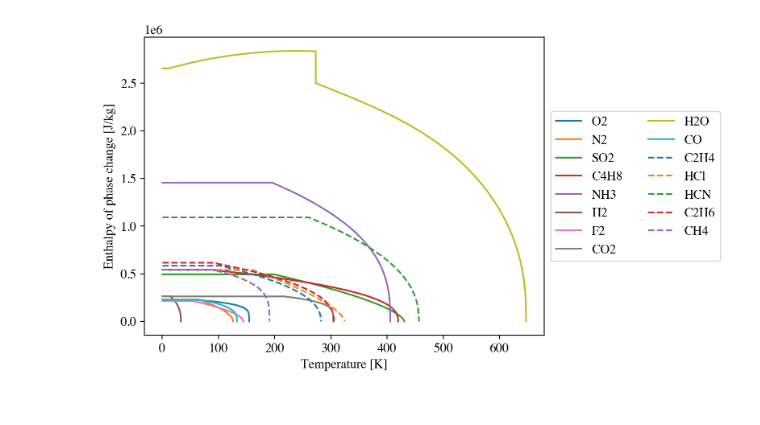
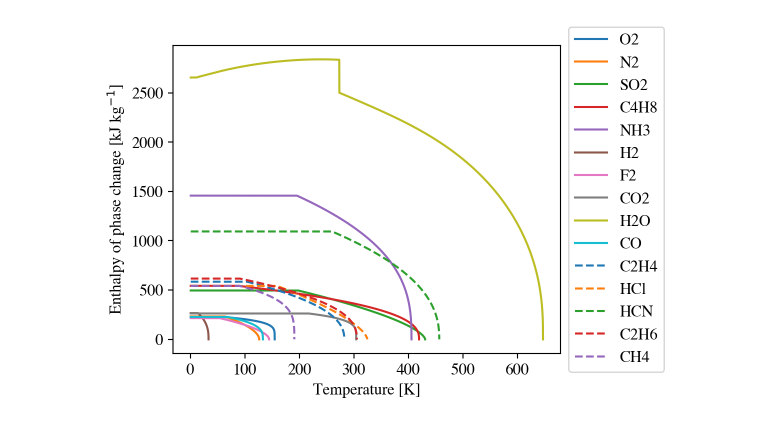
Before and after one commit to nichollsh/ThermoTools, a Jupyter notebook: 03_lv_parse.ipynb, the cells around one changed output. Cells and saved outputs as stored; diff of their text form; code cells hidden in the pictures.

Commit message:
Plotting

```diff
--- a/03_lv_parse.ipynb
+++ b/03_lv_parse.ipynb
@@ -54,27 +54,27 @@ write_csv("H2O",t_arr, h_arr)
 # %%
 plt.close("all")
 
 
-fig,ax = plt.subplots(1,1)
+fig,ax = plt.subplots(1,1, figsize=(5,4))
 
 files = glob.glob("lv/dat/*.csv")
 
 for i,f in enumerate(files):
     form = moles.formula_from_path(f)
     data = np.loadtxt(f, delimiter=',').T
 
     ls='solid'
     if i > 9:
         ls='dashed'
     if i > 18:
         ls='dotted'
 
-    ax.plot(data[0], data[1], label=form, ls=ls)
+    ax.plot(data[0], data[1]/1000, label=form, ls=ls)
 
-ax.set(xlabel="Temperature [K]", ylabel="Enthalpy of phase change [J/kg]")
-ax.legend(loc='center left', bbox_to_anchor=(1, 0.5), ncols=2)
+ax.set(xlabel="Temperature [K]", ylabel="Enthalpy of phase change [kJ kg$^{-1}$]")
+ax.legend(loc='center left', bbox_to_anchor=(1, 0.5))
 
 fig.savefig("lv/all.png", dpi=200, bbox_inches='tight')
 plt.show()
 # %% [output]
-[figure, old version]
+[figure, new version]
```
Also changed, not shown: 5 other files.
